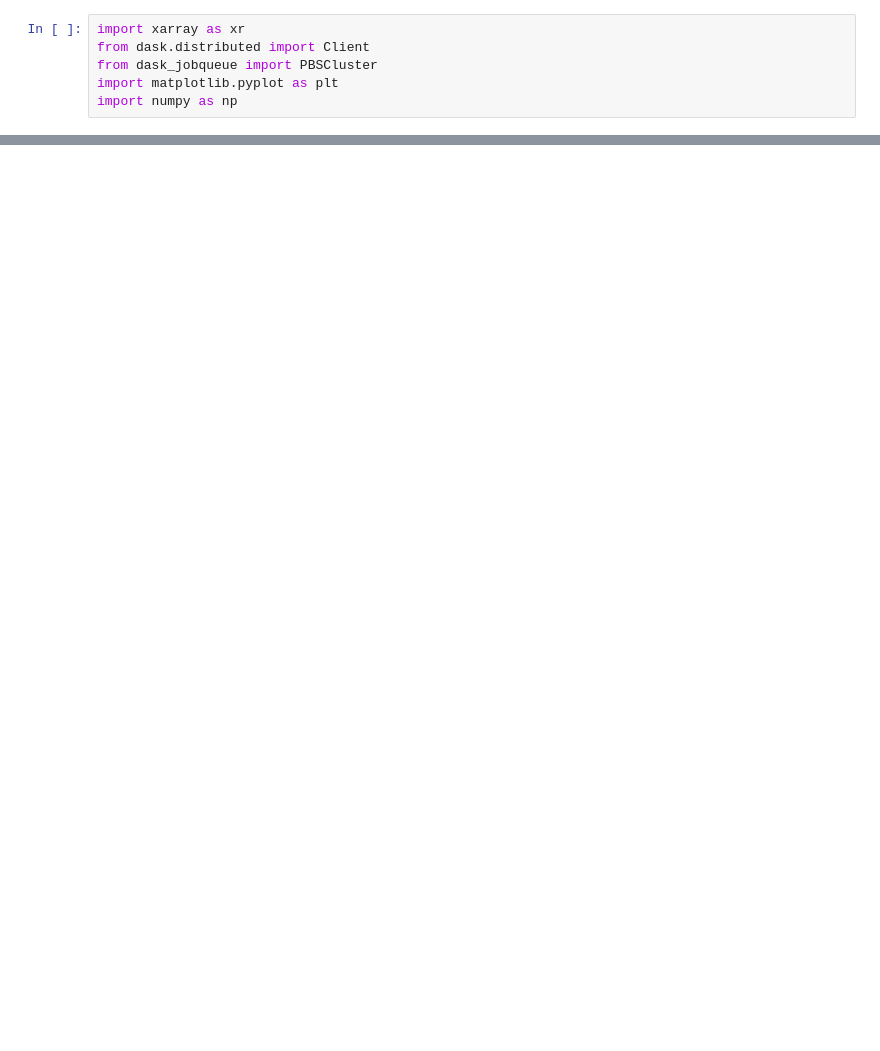
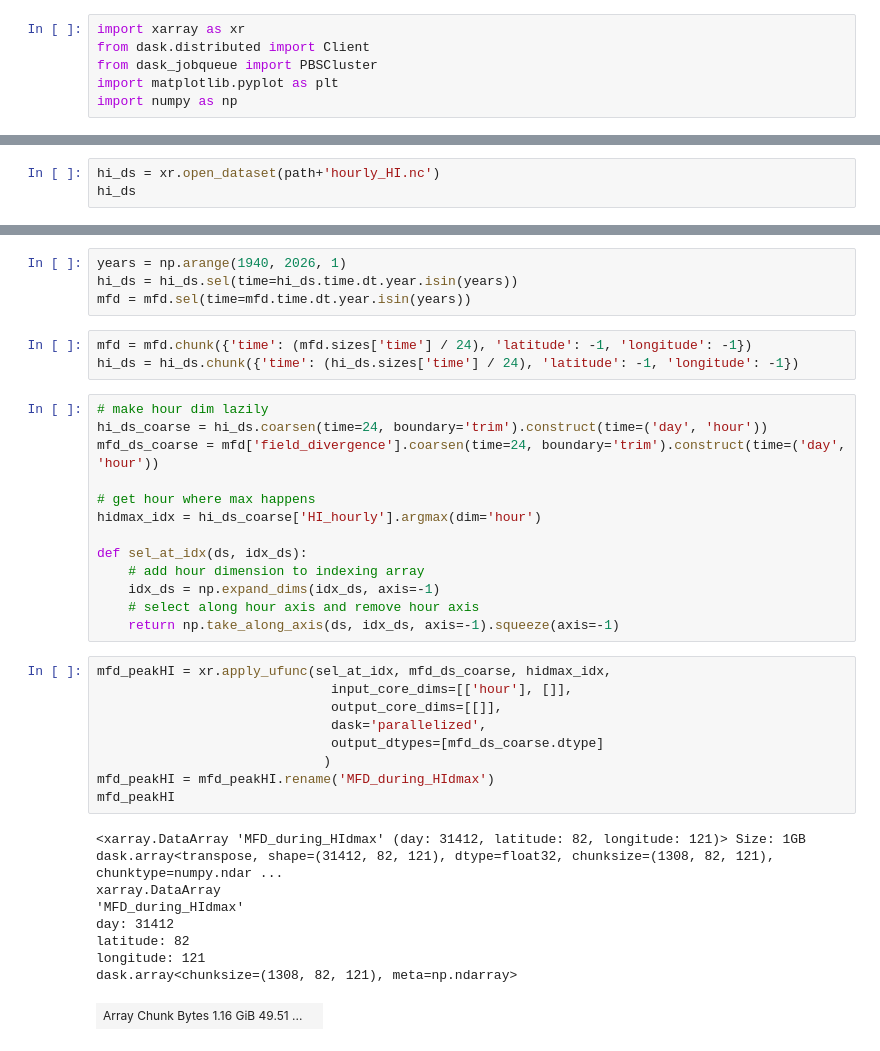
Before and after one commit to allan3prez/Caribe_Heat_AN, a Jupyter notebook: 3-1select_HIdmax/qfluxdiv_hidmax.ipynb, the cells around one changed output, grey strips where cells are left out. Cells and saved outputs as stored; diff of their text form; blank space fills up the shorter version.

```diff
--- a/3-1select_HIdmax/qfluxdiv_hidmax.ipynb
+++ b/3-1select_HIdmax/qfluxdiv_hidmax.ipynb
@@ -23,0 +63,3 @@ mfd
+# %%
+hi_ds = xr.open_dataset(path+'hourly_HI.nc')
+hi_ds
@@ -23,0 +75,38 @@ mfd
+# %%
+years = np.arange(1940, 2026, 1)
+hi_ds = hi_ds.sel(time=hi_ds.time.dt.year.isin(years))
+mfd = mfd.sel(time=mfd.time.dt.year.isin(years))
+# %%
+mfd = mfd.chunk({'time': (mfd.sizes['time'] / 24), 'latitude': -1, 'longitude': -1})
+hi_ds = hi_ds.chunk({'time': (hi_ds.sizes['time'] / 24), 'latitude': -1, 'longitude': -1})
+# %%
+# make hour dim lazily
+hi_ds_coarse = hi_ds.coarsen(time=24, boundary='trim').construct(time=('day', 'hour'))
+mfd_ds_coarse = mfd['field_divergence'].coarsen(time=24, boundary='trim').construct(time=('day', 'hour'))
+
+# get hour where max happens
+hidmax_idx = hi_ds_coarse['HI_hourly'].argmax(dim='hour')
+
+def sel_at_idx(ds, idx_ds):
+    # add hour dimension to indexing array
+    idx_ds = np.expand_dims(idx_ds, axis=-1)
+    # select along hour axis and remove hour axis
+    return np.take_along_axis(ds, idx_ds, axis=-1).squeeze(axis=-1)
+# %%
+mfd_peakHI = xr.apply_ufunc(sel_at_idx, mfd_ds_coarse, hidmax_idx,
+                              input_core_dims=[['hour'], []],
+                              output_core_dims=[[]],
+                              dask='parallelized',
+                              output_dtypes=[mfd_ds_coarse.dtype]
+                             )
+mfd_peakHI = mfd_peakHI.rename('MFD_during_HIdmax')
+mfd_peakHI
+# %% [output]
+<xarray.DataArray 'MFD_during_HIdmax' (day: 31412, latitude: 82, longitude: 121)> Size: 1GB dask.array<transpose, shape=(31412, 82, 121), dtype=float32, chunksize=(1308, 82, 121), chunktype=numpy.ndar ...
+xarray.DataArray
+'MFD_during_HIdmax'
+day: 31412
+latitude: 82
+longitude: 121
+dask.array<chunksize=(1308, 82, 121), meta=np.ndarray>
+| Array Chunk Bytes 1.16 GiB 49.51 ... |  |
```
Also changed, not shown: parts of 7 cells of this notebook, 1 other file.
